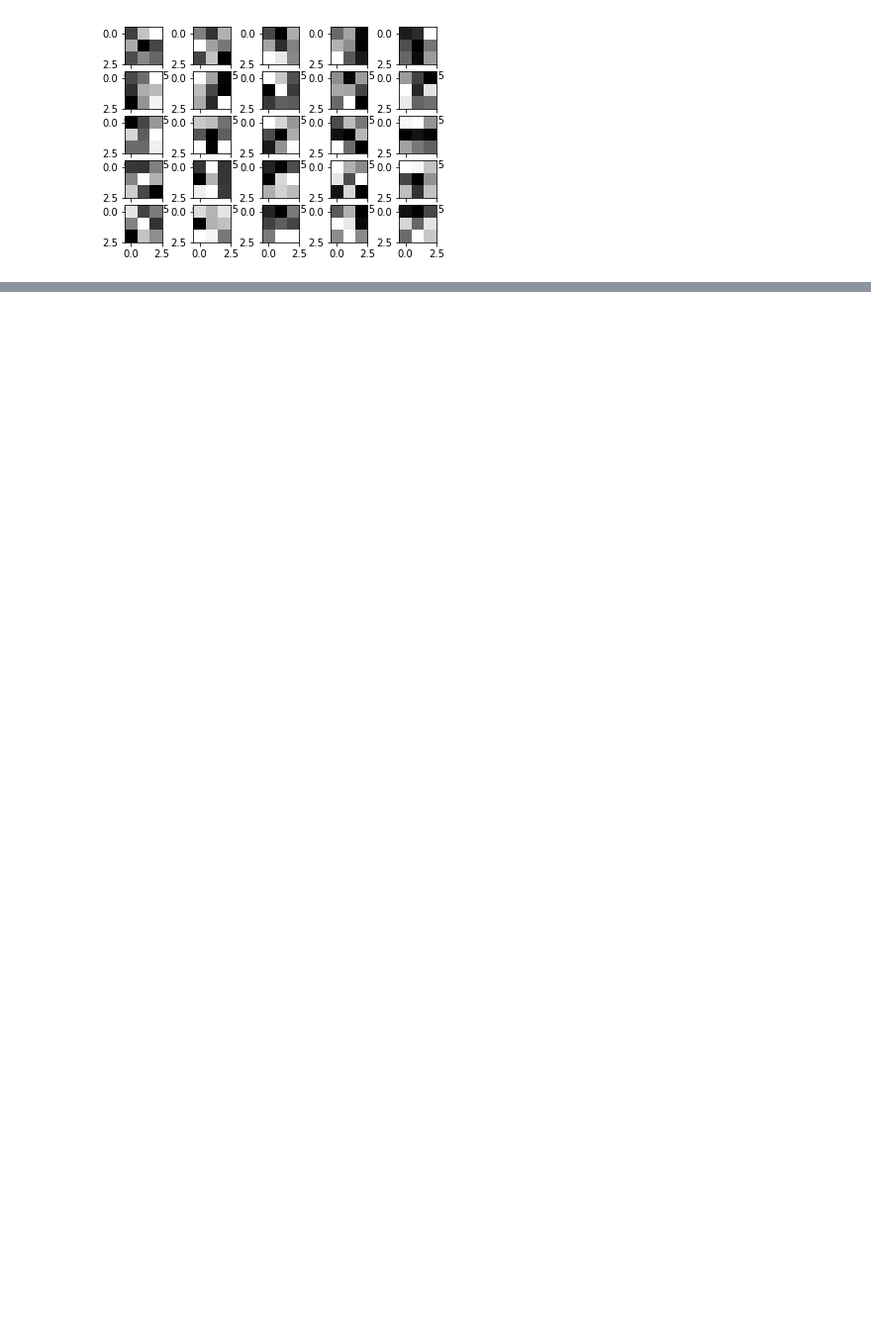
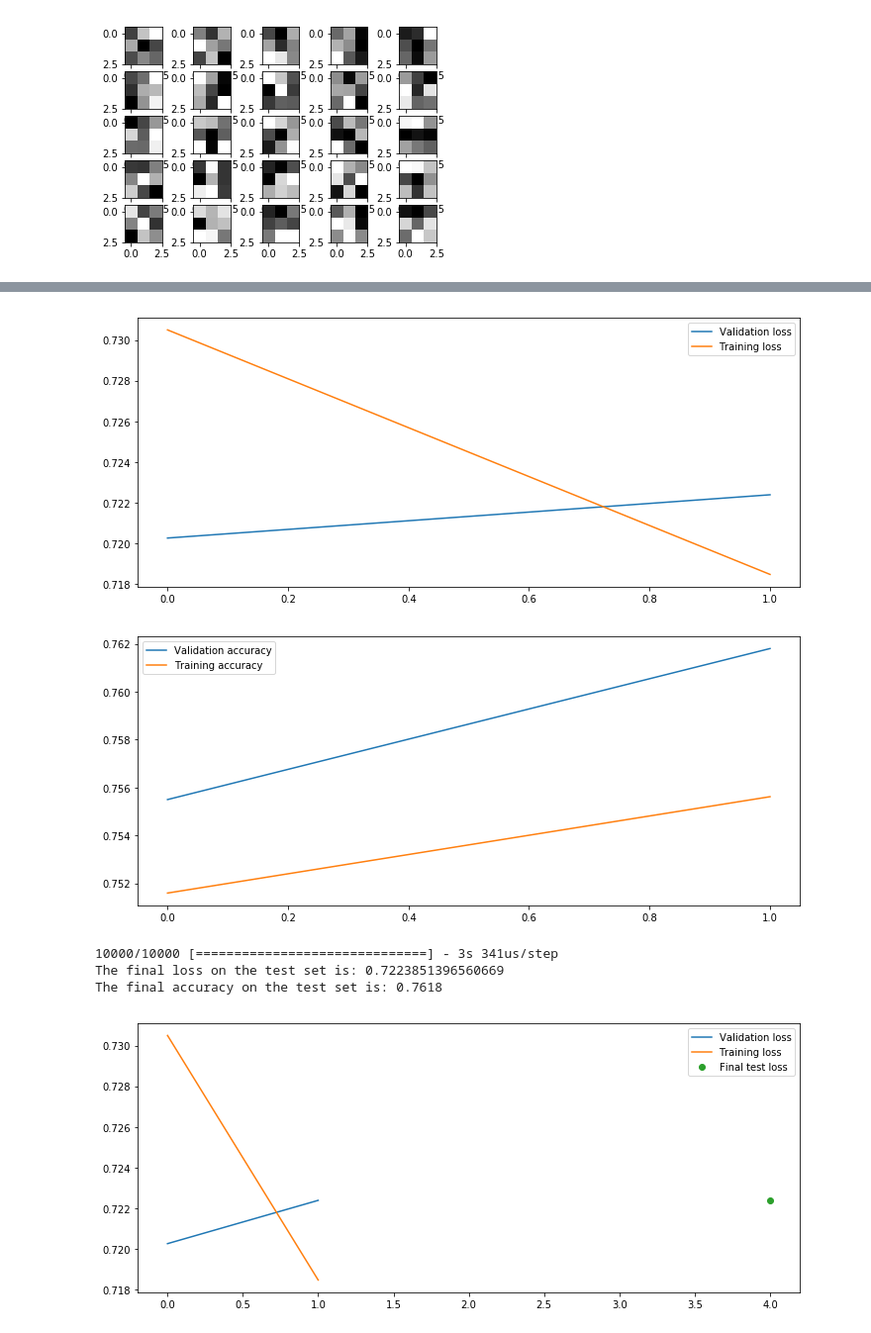
Before and after one commit to vegarab/cifar-image-classification, a Jupyter notebook: docs/presentation.ipynb, the cells around one changed output, grey strips where cells are left out. Shown at 99% size. Drawn from its saved outputs; the diff is of its cells as text; code cells hidden in the pictures; blank space fills up the shorter version.

Commit message:
Best model finished, awaiting training

```diff
--- a/docs/presentation.ipynb
+++ b/docs/presentation.ipynb
@@ -71,16 +117,26 @@ plt.show()
 # %%
 # Train weights
 if not os.path.isfile("model.h5"):
+
+    csv_logger = CSVLogger('history.csv',
+                               separator=',',
+                               append=False)
     model.fit(train_images, train_labels,
               batch_size=32,
-              epochs=40,
+              epochs=2,
               validation_data=(test_images, test_labels),
               shuffle=True,
-              callbacks=[early_stopping])
+              callbacks=[early_stopping, csv_logger])
     # serialize weights to HDF5
     model.save_weights("model.h5")
+    history = model.history.history
+
     print("Saved model to disk")
 else:
     model.load_weights("model.h5")
+    log_data = pd.read_csv('history.csv',
+                               sep=',',
+                               engine='python')
+    history = log_data
     print("Loaded model from disk")
 # %% [output]
@@ -125,3 +186,37 @@ None
 # Plot of the model (Windows only)
 os.environ["PATH"] += os.pathsep + 'C:/Program Files (x86)/Graphviz2.38/bin/'
 plot_model(model, to_file='model.png', show_shapes=True, show_layer_names=True)
+# %%
+''' Visulize loss and acurracy for a network '''
+# plot losses
+plt.figure(figsize=(12, 5))
+plt.plot(history['val_loss'], label='Validation loss')
+plt.plot(history['loss'], label='Training loss')
+plt.legend()
+plt.show()
+
+# plot accuracy
+plt.figure(figsize=(12, 5))
+plt.plot(history['val_acc'], label='Validation accuracy')
+plt.plot(history['acc'], label='Training accuracy')
+plt.legend()
+plt.show()
+
+final_loss, final_accuracy = model.evaluate(test_images, test_labels)
+print('The final loss on the test set is:', final_loss)
+print('The final accuracy on the test set is:', final_accuracy)
+
+# plot final losses
+plt.figure(figsize=(12, 5))
+plt.plot(history['val_loss'], label='Validation loss')
+plt.plot(history['loss'], label='Training loss')
+plt.plot([5-1], [final_loss], 'o', label='Final test loss')
+plt.legend()
+plt.show()
+# %% [output]
+[figure, added]
+[figure, added]
+10000/10000 [==============================] - 3s 341us/step
+The final loss on the test set is: 0.7223851396560669
+The final accuracy on the test set is: 0.7618
+[figure, added]
```
Also changed, not shown: parts of 8 cells of this notebook, 3 other files.
